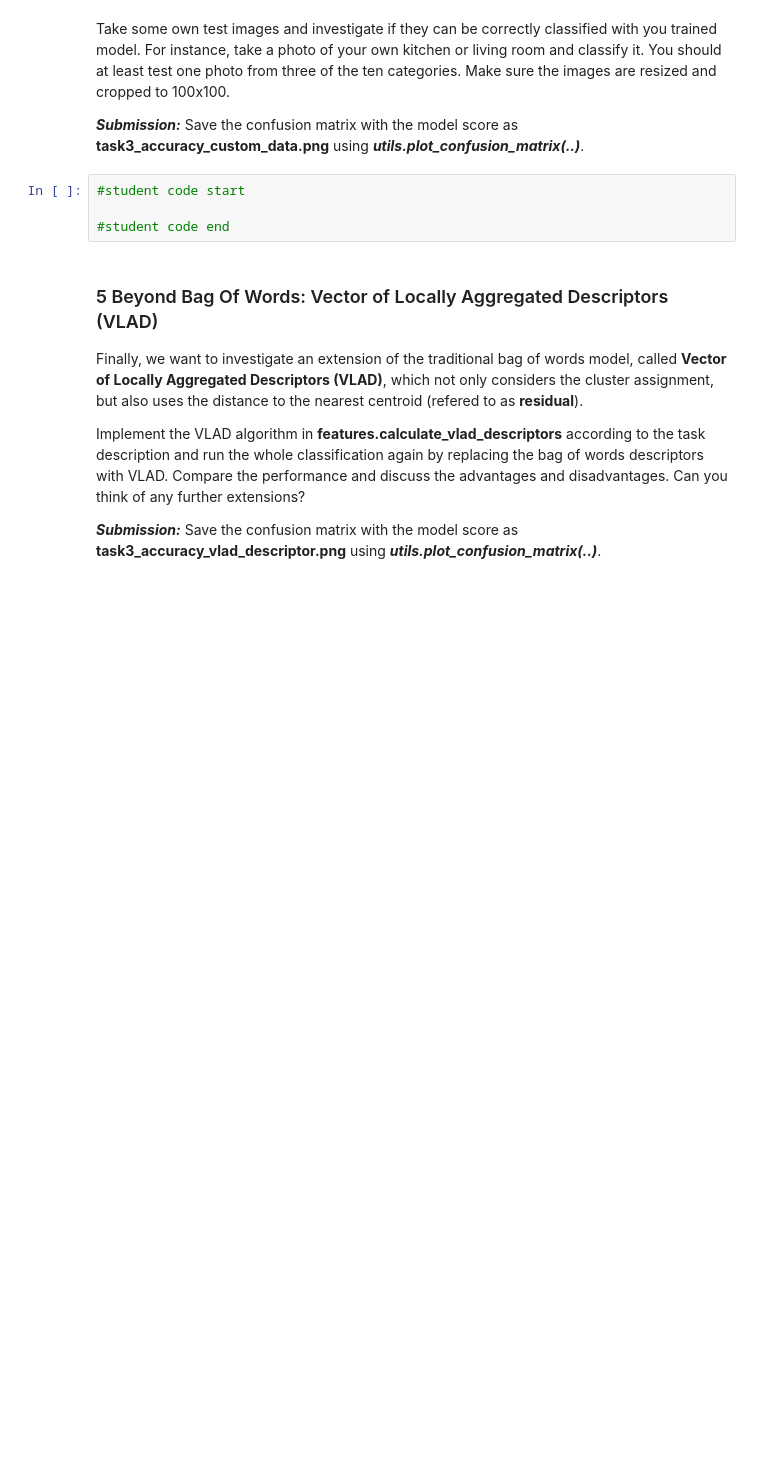
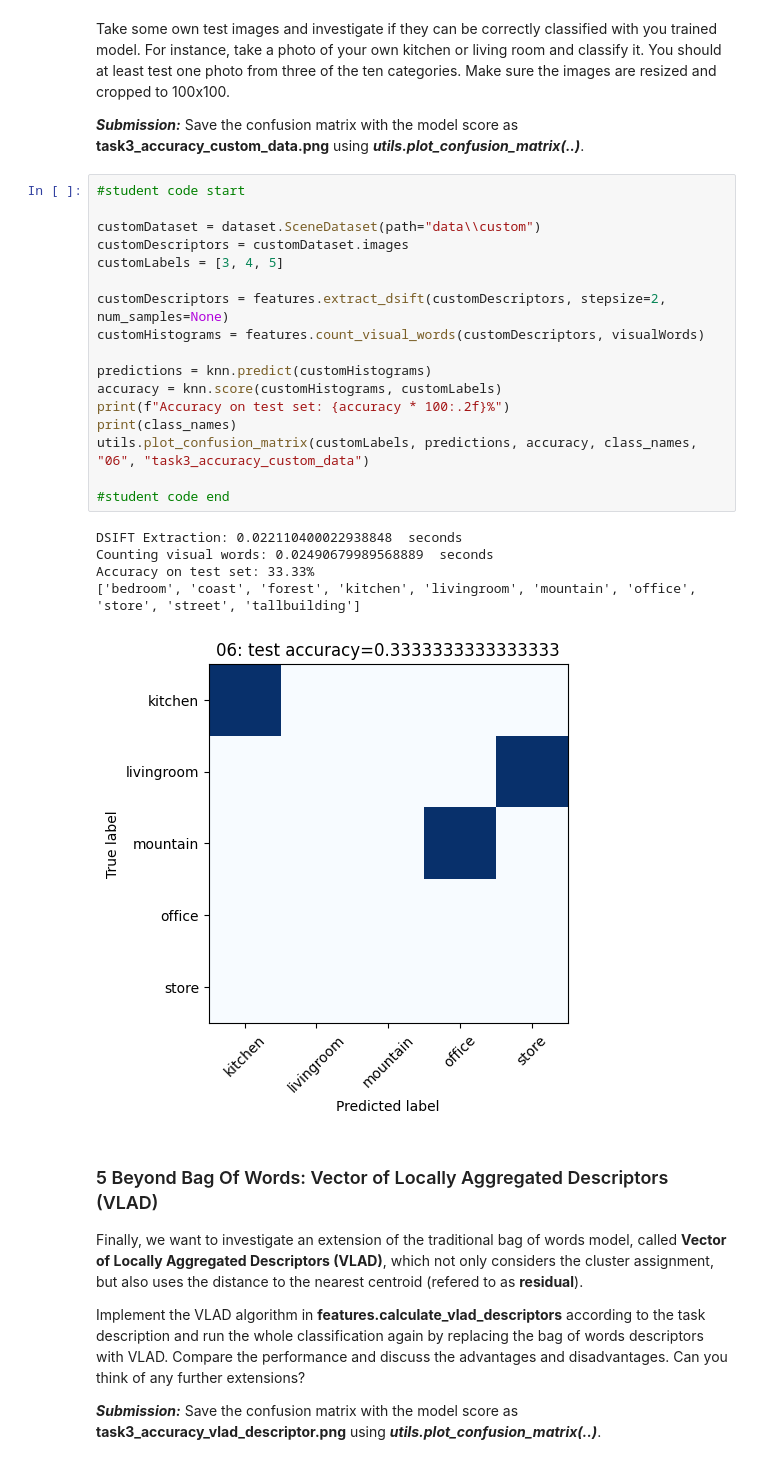
Before and after one commit to vliopas97/CV2024, a Jupyter notebook: Assignment2/TASK3/Task3.ipynb, the cells around one changed output. Saved outputs shown, nothing was run; the diff lists cells and outputs as text; blank space fills up the shorter version.

```diff
--- a/Assignment2/TASK3/Task3.ipynb
+++ b/Assignment2/TASK3/Task3.ipynb
@@ -131,10 +126,29 @@ Accuracy on test set: 21.50%
 Take some own test images and investigate if they can be correctly classified with you trained model. For instance, take a photo of your own kitchen or living room and classify it. You should at least test one photo from three of the ten categories. Make sure the images are resized and cropped to 100x100.
 
 ***Submission:*** Save the confusion matrix with the model score as **task3_accuracy_custom_data.png** using ***utils.plot_confusion_matrix(..)***.
-# %%
-#student code start
-
-#student code end
+# %%
+#student code start
+
+customDataset = dataset.SceneDataset(path="data\\custom")
+customDescriptors = customDataset.images
+customLabels = [3, 4, 5]
+
+customDescriptors = features.extract_dsift(customDescriptors, stepsize=2, num_samples=None)
+customHistograms = features.count_visual_words(customDescriptors, visualWords)
+
+predictions = knn.predict(customHistograms)
+accuracy = knn.score(customHistograms, customLabels)
+print(f"Accuracy on test set: {accuracy * 100:.2f}%")
+print(class_names)
+utils.plot_confusion_matrix(customLabels, predictions, accuracy, class_names, "06", "task3_accuracy_custom_data")
+
+#student code end
+# %% [output]
+DSIFT Extraction: 0.022110400022938848  seconds
+Counting visual words: 0.02490679989568889  seconds
+Accuracy on test set: 33.33%
+['bedroom', 'coast', 'forest', 'kitchen', 'livingroom', 'mountain', 'office', 'store', 'street', 'tallbuilding']
+[figure, added]
 # %% [markdown]
 ### 5 Beyond Bag Of Words: Vector of Locally Aggregated Descriptors (VLAD)
 
```
Also changed, not shown: parts of 8 cells of this notebook, 9 other files.
